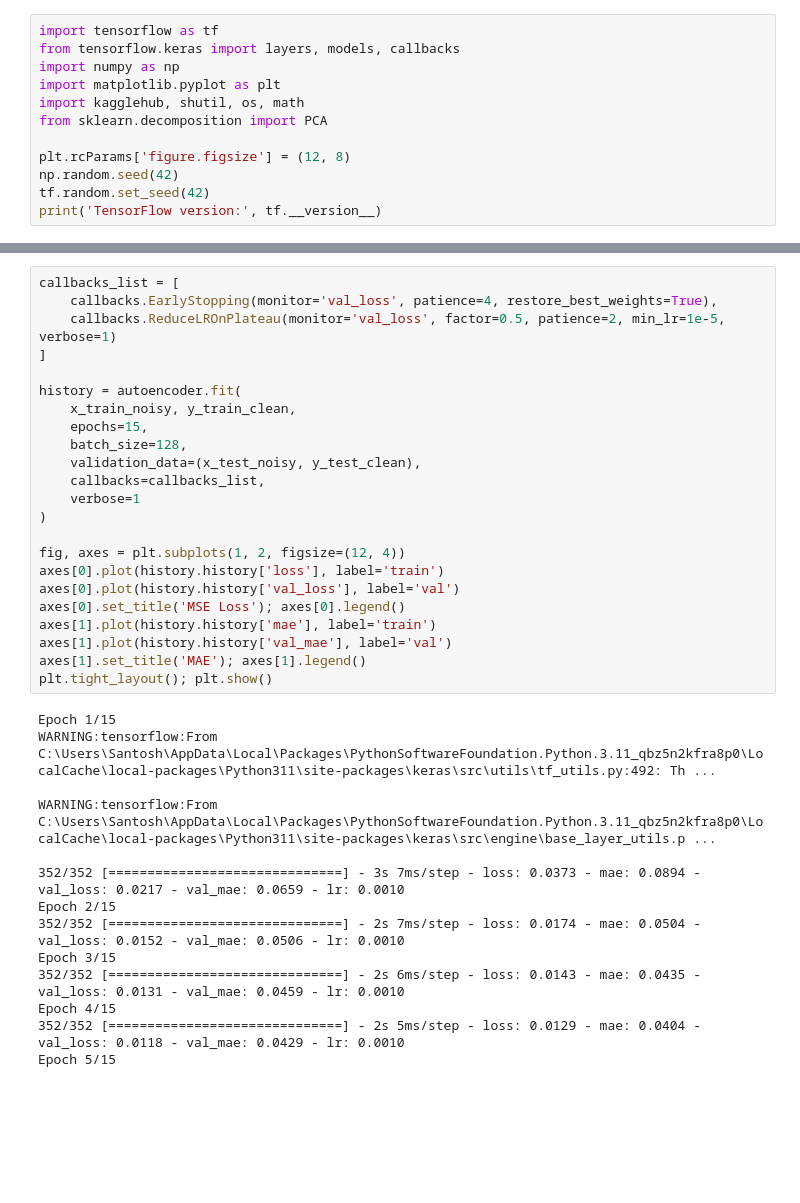
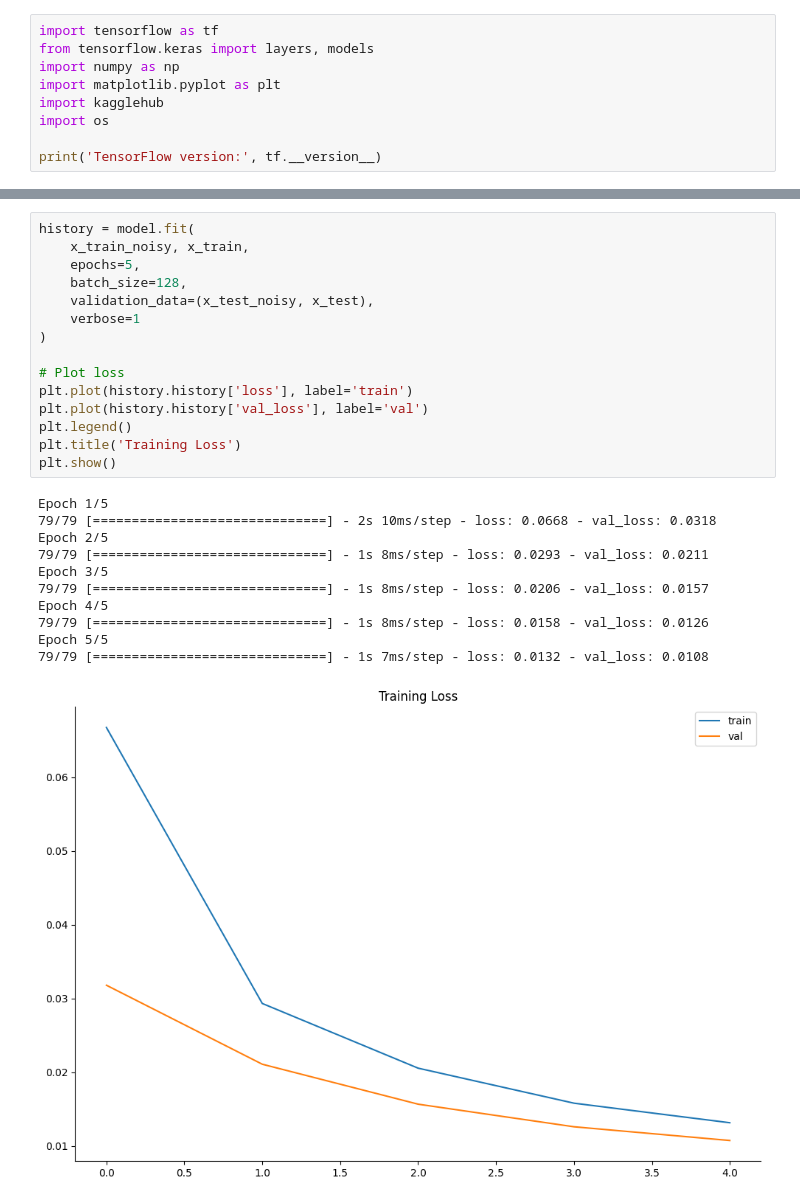
Before and after one commit to SantoshSingh1707/celebal-technologies-internship, a Jupyter notebook: Week 6/Week6_Santosh_singh.ipynb, the cells around one changed output, grey strips where cells are left out. Saved outputs shown, nothing was run; the diff lists cells and outputs as text; blank space fills up the shorter version.

Commit message:
Week 6: Clean up autoencoder notebook, remove error outputs
Co-Authored-By: Claude <noreply@anthropic.com>

```diff
--- a/Week 6/Week6_Santosh_singh.ipynb
+++ b/Week 6/Week6_Santosh_singh.ipynb
@@ -5,13 +5,10 @@ Building a deep learning model that removes noise from MNIST images using an aut
 # %%
 import tensorflow as tf
-from tensorflow.keras import layers, models, callbacks
+from tensorflow.keras import layers, models
 import numpy as np
 import matplotlib.pyplot as plt
-import kagglehub, shutil, os, math
-from sklearn.decomposition import PCA
+import kagglehub
+import os
 
-plt.rcParams['figure.figsize'] = (12, 8)
-np.random.seed(42)
-tf.random.set_seed(42)
 print('TensorFlow version:', tf.__version__)
 # %% [output]
@@ -169,38 +92,28 @@ EarlyStopping + ReduceLROnPlateau for adaptive learning.
 # %%
-callbacks_list = [
-    callbacks.EarlyStopping(monitor='val_loss', patience=4, restore_best_weights=True),
-    callbacks.ReduceLROnPlateau(monitor='val_loss', factor=0.5, patience=2, min_lr=1e-5, verbose=1)
-]
-
-history = autoencoder.fit(
-    x_train_noisy, y_train_clean,
-    epochs=15,
+history = model.fit(
+    x_train_noisy, x_train,
+    epochs=5,
     batch_size=128,
-    validation_data=(x_test_noisy, y_test_clean),
-    callbacks=callbacks_list,
+    validation_data=(x_test_noisy, x_test),
     verbose=1
 )
 
-fig, axes = plt.subplots(1, 2, figsize=(12, 4))
-axes[0].plot(history.history['loss'], label='train')
-axes[0].plot(history.history['val_loss'], label='val')
-axes[0].set_title('MSE Loss'); axes[0].legend()
-axes[1].plot(history.history['mae'], label='train')
-axes[1].plot(history.history['val_mae'], label='val')
-axes[1].set_title('MAE'); axes[1].legend()
-plt.tight_layout(); plt.show()
+# Plot loss
+plt.plot(history.history['loss'], label='train')
+plt.plot(history.history['val_loss'], label='val')
+plt.legend()
+plt.title('Training Loss')
+plt.show()
 # %% [output]
-Epoch 1/15
-WARNING:tensorflow:From C:\Users\Santosh\AppData\Local\Packages\PythonSoftwareFoundation.Python.3.11_qbz5n2kfra8p0\LocalCache\local-packages\Python311\site-packages\keras\src\utils\tf_utils.py:492: Th ...
-
-WARNING:tensorflow:From C:\Users\Santosh\AppData\Local\Packages\PythonSoftwareFoundation.Python.3.11_qbz5n2kfra8p0\LocalCache\local-packages\Python311\site-packages\keras\src\engine\base_layer_utils.p ...
-
-352/352 [==============================] - 3s 7ms/step - loss: 0.0373 - mae: 0.0894 - val_loss: 0.0217 - val_mae: 0.0659 - lr: 0.0010
-Epoch 2/15
-352/352 [==============================] - 2s 7ms/step - loss: 0.0174 - mae: 0.0504 - val_loss: 0.0152 - val_mae: 0.0506 - lr: 0.0010
-Epoch 3/15
-352/352 [==============================] - 2s 6ms/step - loss: 0.0143 - mae: 0.0435 - val_loss: 0.0131 - val_mae: 0.0459 - lr: 0.0010
-Epoch 4/15
-352/352 [==============================] - 2s 5ms/step - loss: 0.0129 - mae: 0.0404 - val_loss: 0.0118 - val_mae: 0.0429 - lr: 0.0010
-Epoch 5/15
+Epoch 1/5
+79/79 [==============================] - 2s 10ms/step - loss: 0.0668 - val_loss: 0.0318
+Epoch 2/5
+79/79 [==============================] - 1s 8ms/step - loss: 0.0293 - val_loss: 0.0211
+Epoch 3/5
+79/79 [==============================] - 1s 8ms/step - loss: 0.0206 - val_loss: 0.0157
+Epoch 4/5
+79/79 [==============================] - 1s 8ms/step - loss: 0.0158 - val_loss: 0.0126
+Epoch 5/5
+79/79 [==============================] - 1s 7ms/step - loss: 0.0132 - val_loss: 0.0108
+[figure, added]
 # %% [markdown]
```
Also changed, not shown: parts of 16 cells of this notebook.
